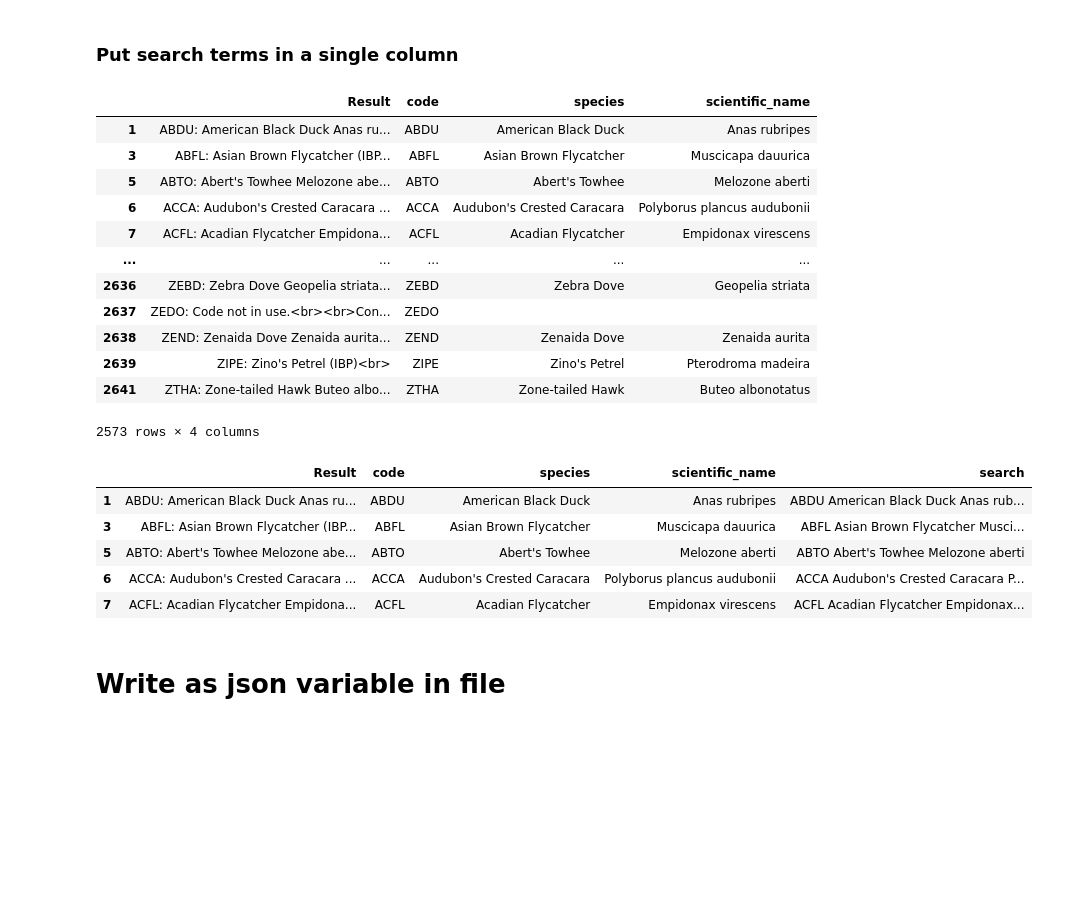
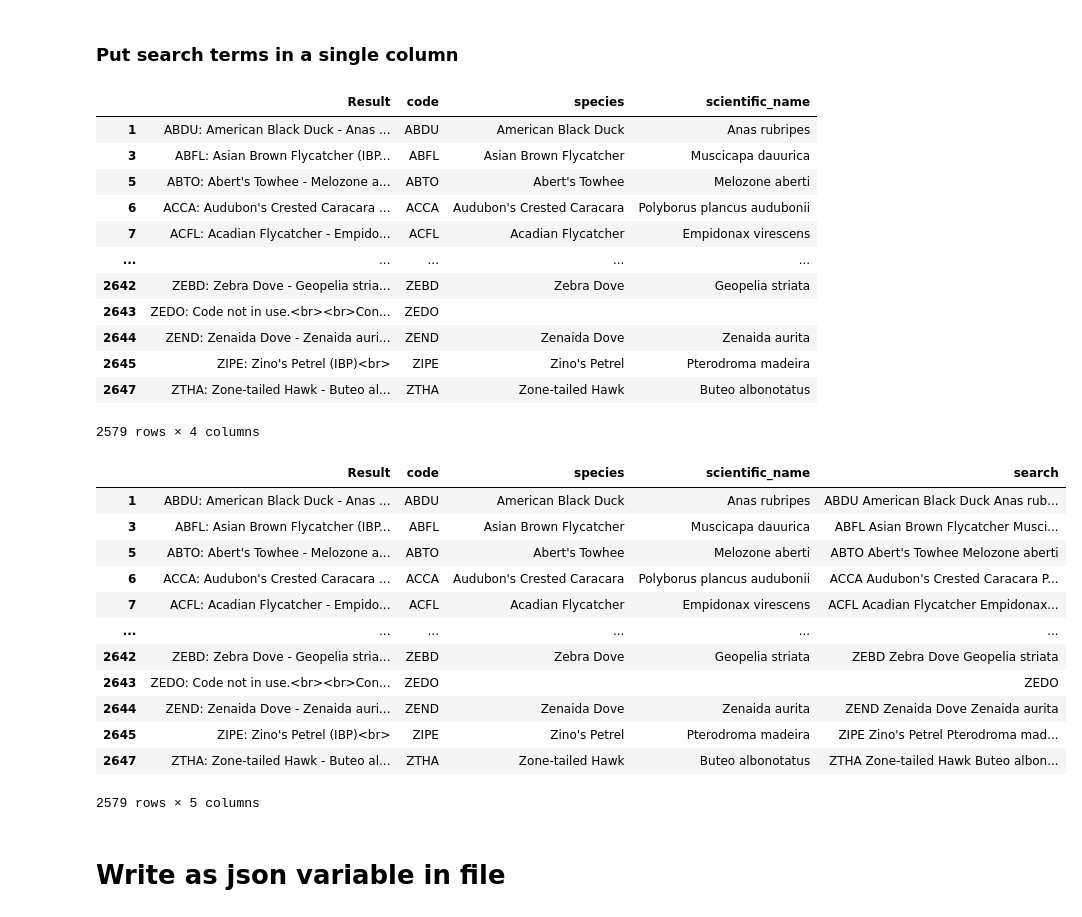
Before and after one commit to rhine3/goldeneye, a Jupyter notebook: src/alpha-code-prep.ipynb, the cells around one changed output. Drawn from its saved outputs; the diff is of its cells as text; code cells hidden in the pictures; blank space fills up the shorter version.

Commit message:
Hyphen Scientific Name

```diff
--- a/src/alpha-code-prep.ipynb
+++ b/src/alpha-code-prep.ipynb
@@ -517,7 +520,7 @@ def code_search(term, print_result=True, sep='<br>'):
         # e.g. YEWA
         # If both refer to the same species
         if len(where_used.display_name.unique()) == 1:
-            print_string += f"{term}: {where_used.display_name.values[0]} {where_used.scientific_name.values[0]}{sep}"
+            print_string += f"{term}: {where_used.display_name.values[0]} - {where_used.scientific_name.values[0]}{sep}"
             species = where_used.display_name.values[0]
             scientific_name = where_used.scientific_name.values[0]
 
@@ -525,8 +528,8 @@ def code_search(term, print_result=True, sep='<br>'):
         else:
             # e.g. KEPE
             print_string += (f"{term}: Code refers to different taxa in BBL and IBP.{sep}")
-            print_string += f"{term}: {where_used.display_name.values[0]} {where_used.scientific_name.values[0]} ({where_used.authority.values[0].upper()}){sep}"
-            print_string += f"{term}: {where_used.display_name.values[1]} {where_used.scientific_name.values[1]} ({where_used.authority.values[1].upper()}){sep}"
+            print_string += f"{term}: {where_used.display_name.values[0]} - {where_used.scientific_name.values[0]} ({where_used.authority.values[0].upper()}){sep}"
+            print_string += f"{term}: {where_used.display_name.values[1]} - {where_used.scientific_name.values[1]} ({where_used.authority.values[1].upper()}){sep}"
             species = where_used.display_name.values[0], where_used.display_name.values[1]
             scientific_name = where_used.scientific_name.values[0], where_used.scientific_name.values[1]
 
@@ -547,7 +550,7 @@ def code_search(term, print_result=True, sep='<br>'):
         # If that species does appear in the other authority under a different code
         # e.g. CANG
         else:
-            print_string += f"{term}: {where_used.display_name.values[0]} {where_used.scientific_name.values[0]} ({different_code.authority.values[0].upper()}: {different_code.true_alpha.values[0].upper()}){sep}"
+            print_string += f"{term}: {where_used.display_name.values[0]} - {where_used.scientific_name.values[0]} ({different_code.authority.values[0].upper()}: {different_code.true_alpha.values[0].upper()}){sep}"
             species = where_used.display_name.values[0]
             scientific_name = where_used.scientific_name.values[0]
             #print_string += f"{term}: {where_used.display_name.values[0]} ({where_used.authority.values[0].upper()}){sep}"
@@ -679,29 +682,36 @@ df = df[~df['Result'].str.lower().str.contains("intergrade", na=False)]
 df
 # %% [output]
 |  | Result | code | species | scientific_name |
-| 1 | ABDU: American Black Duck Anas ru... | ABDU | American Black Duck | Anas rubripes |
+| 1 | ABDU: American Black Duck - Anas ... | ABDU | American Black Duck | Anas rubripes |
 | 3 | ABFL: Asian Brown Flycatcher (IBP... | ABFL | Asian Brown Flycatcher | Muscicapa dauurica |
-| 5 | ABTO: Abert's Towhee Melozone abe... | ABTO | Abert's Towhee | Melozone aberti |
+| 5 | ABTO: Abert's Towhee - Melozone a... | ABTO | Abert's Towhee | Melozone aberti |
 | 6 | ACCA: Audubon's Crested Caracara ... | ACCA | Audubon's Crested Caracara | Polyborus plancus audubonii |
-| 7 | ACFL: Acadian Flycatcher Empidona... | ACFL | Acadian Flycatcher | Empidonax virescens |
+| 7 | ACFL: Acadian Flycatcher - Empido... | ACFL | Acadian Flycatcher | Empidonax virescens |
 | ... | ... | ... | ... | ... |
-| 2636 | ZEBD: Zebra Dove Geopelia striata... | ZEBD | Zebra Dove | Geopelia striata |
-| 2637 | ZEDO: Code not in use.<br><br>Con... | ZEDO |  |  |
-| 2638 | ZEND: Zenaida Dove Zenaida aurita... | ZEND | Zenaida Dove | Zenaida aurita |
-| 2639 | ZIPE: Zino's Petrel (IBP)<br> | ZIPE | Zino's Petrel | Pterodroma madeira |
-| 2641 | ZTHA: Zone-tailed Hawk Buteo albo... | ZTHA | Zone-tailed Hawk | Buteo albonotatus |
+| 2642 | ZEBD: Zebra Dove - Geopelia stria... | ZEBD | Zebra Dove | Geopelia striata |
+| 2643 | ZEDO: Code not in use.<br><br>Con... | ZEDO |  |  |
+| 2644 | ZEND: Zenaida Dove - Zenaida auri... | ZEND | Zenaida Dove | Zenaida aurita |
+| 2645 | ZIPE: Zino's Petrel (IBP)<br> | ZIPE | Zino's Petrel | Pterodroma madeira |
+| 2647 | ZTHA: Zone-tailed Hawk - Buteo al... | ZTHA | Zone-tailed Hawk | Buteo albonotatus |
-2573 rows × 4 columns
+2579 rows × 4 columns
 # %%
 df['search'] = df['code'].astype(str) + ' ' + df['species'].astype(str) + ' ' + df['scientific_name'].astype(str)
 # %%
-df.head()
+df#.head()
 # %% [output]
 |  | Result | code | species | scientific_name | search |
-| 1 | ABDU: American Black Duck Anas ru... | ABDU | American Black Duck | Anas rubripes | ABDU American Black Duck Anas rub... |
+| 1 | ABDU: American Black Duck - Anas ... | ABDU | American Black Duck | Anas rubripes | ABDU American Black Duck Anas rub... |
 | 3 | ABFL: Asian Brown Flycatcher (IBP... | ABFL | Asian Brown Flycatcher | Muscicapa dauurica | ABFL Asian Brown Flycatcher Musci... |
-| 5 | ABTO: Abert's Towhee Melozone abe... | ABTO | Abert's Towhee | Melozone aberti | ABTO Abert's Towhee Melozone aberti |
+| 5 | ABTO: Abert's Towhee - Melozone a... | ABTO | Abert's Towhee | Melozone aberti | ABTO Abert's Towhee Melozone aberti |
 | 6 | ACCA: Audubon's Crested Caracara ... | ACCA | Audubon's Crested Caracara | Polyborus plancus audubonii | ACCA Audubon's Crested Caracara P... |
-| 7 | ACFL: Acadian Flycatcher Empidona... | ACFL | Acadian Flycatcher | Empidonax virescens | ACFL Acadian Flycatcher Empidonax... |
+| 7 | ACFL: Acadian Flycatcher - Empido... | ACFL | Acadian Flycatcher | Empidonax virescens | ACFL Acadian Flycatcher Empidonax... |
+| ... | ... | ... | ... | ... | ... |
+| 2642 | ZEBD: Zebra Dove - Geopelia stria... | ZEBD | Zebra Dove | Geopelia striata | ZEBD Zebra Dove Geopelia striata |
+| 2643 | ZEDO: Code not in use.<br><br>Con... | ZEDO |  |  | ZEDO |
+| 2644 | ZEND: Zenaida Dove - Zenaida auri... | ZEND | Zenaida Dove | Zenaida aurita | ZEND Zenaida Dove Zenaida aurita |
+| 2645 | ZIPE: Zino's Petrel (IBP)<br> | ZIPE | Zino's Petrel | Pterodroma madeira | ZIPE Zino's Petrel Pterodroma mad... |
+| 2647 | ZTHA: Zone-tailed Hawk - Buteo al... | ZTHA | Zone-tailed Hawk | Buteo albonotatus | ZTHA Zone-tailed Hawk Buteo albon... |
+2579 rows × 5 columns
 # %% [markdown]
 # Write as json variable in file
 # %%
```
Also changed, not shown: parts of 10 cells of this notebook, 1 other file.
